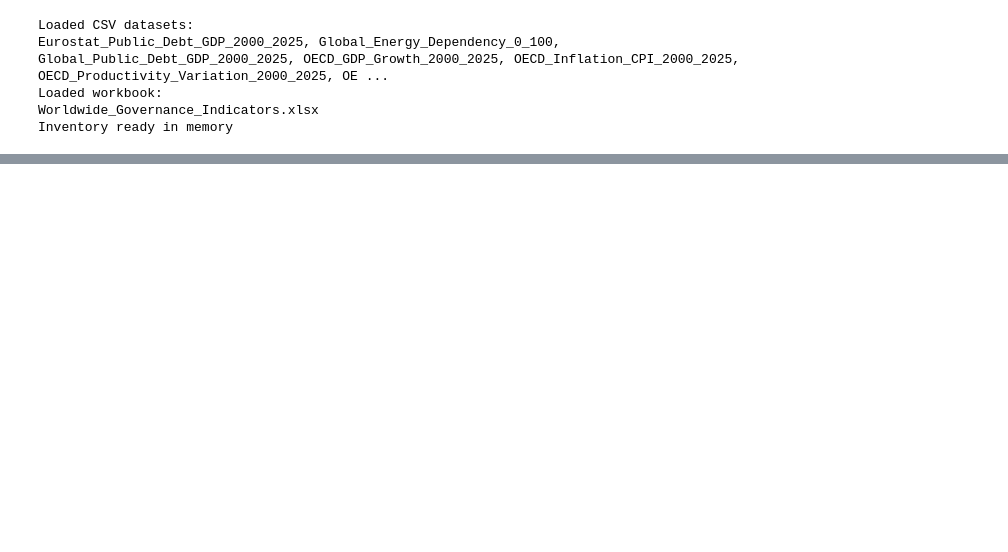
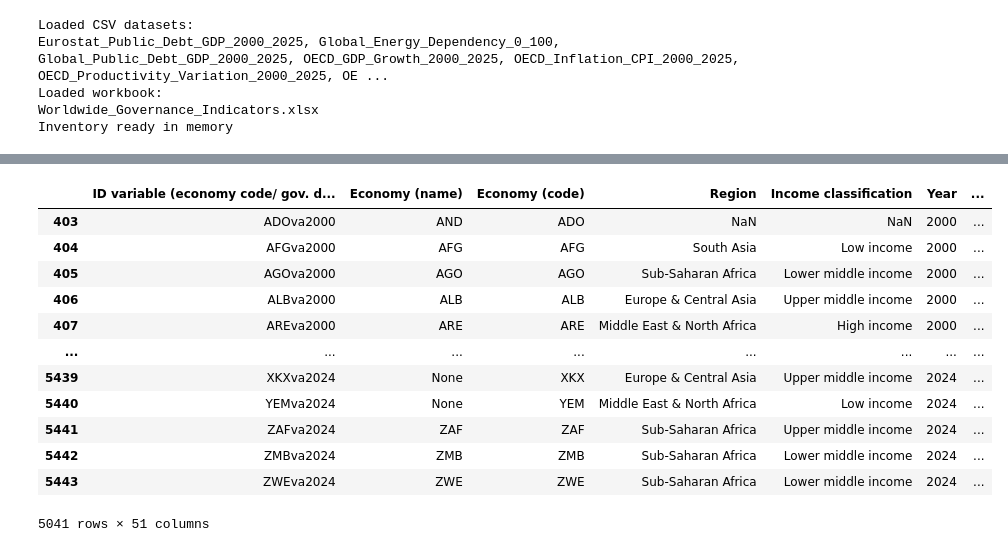
Before and after one commit to FRA-0023/Economic_Structural_Resilience_in_OECD_Countries, a Jupyter notebook: Data_Preprocessing.ipynb, the cells around one changed output, grey strips where cells are left out. Cells and saved outputs as stored; diff of their text form; code cells hidden in the pictures; blank space fills up the shorter version.

```diff
--- a/Data_Preprocessing.ipynb
+++ b/Data_Preprocessing.ipynb
@@ -293,0 +496,18 @@ Columns kept in max-3-missing dataset: 4
+# %%
+dfx["Economy (name)"] = dfx["Economy (name)"].apply(country_to_iso3)
+# %%
+dfx
+# %% [output]
+|  | ID variable (economy code/ gov. d... | Economy (name) | Economy (code) | Region | Income classification | Year | ... |
+| 403 | ADOva2000 | AND | ADO | NaN | NaN | 2000 | ... |
+| 404 | AFGva2000 | AFG | AFG | South Asia | Low income | 2000 | ... |
+| 405 | AGOva2000 | AGO | AGO | Sub-Saharan Africa | Lower middle income | 2000 | ... |
+| 406 | ALBva2000 | ALB | ALB | Europe & Central Asia | Upper middle income | 2000 | ... |
+| 407 | AREva2000 | ARE | ARE | Middle East & North Africa | High income | 2000 | ... |
+| ... | ... | ... | ... | ... | ... | ... | ... |
+| 5439 | XKXva2024 | None | XKX | Europe & Central Asia | Upper middle income | 2024 | ... |
+| 5440 | YEMva2024 | None | YEM | Middle East & North Africa | Low income | 2024 | ... |
+| 5441 | ZAFva2024 | ZAF | ZAF | Sub-Saharan Africa | Upper middle income | 2024 | ... |
+| 5442 | ZMBva2024 | ZMB | ZMB | Sub-Saharan Africa | Lower middle income | 2024 | ... |
+| 5443 | ZWEva2024 | ZWE | ZWE | Sub-Saharan Africa | Lower middle income | 2024 | ... |
+5041 rows × 51 columns
```
Also changed, not shown: parts of 55 cells of this notebook, 4 other files.
